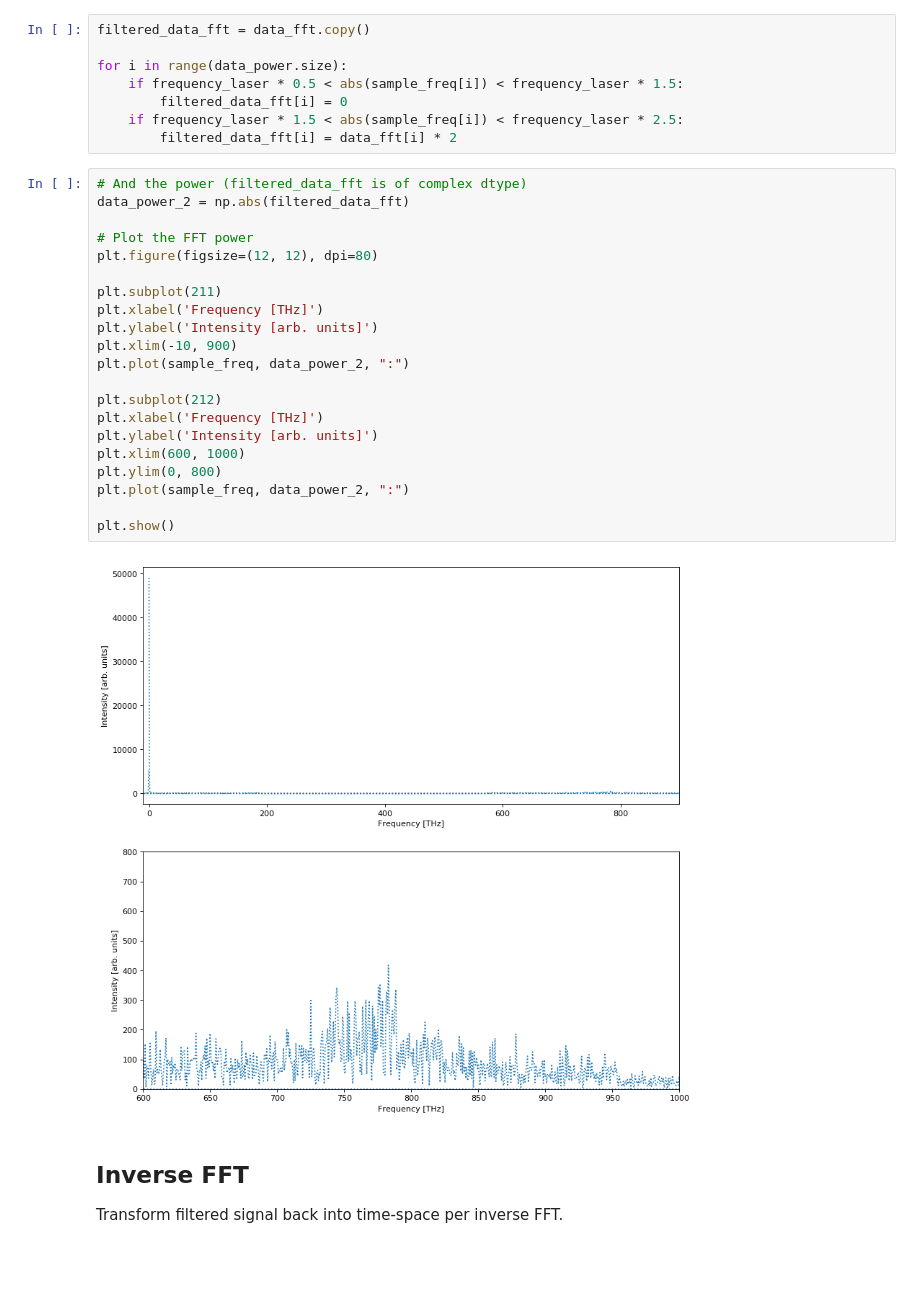
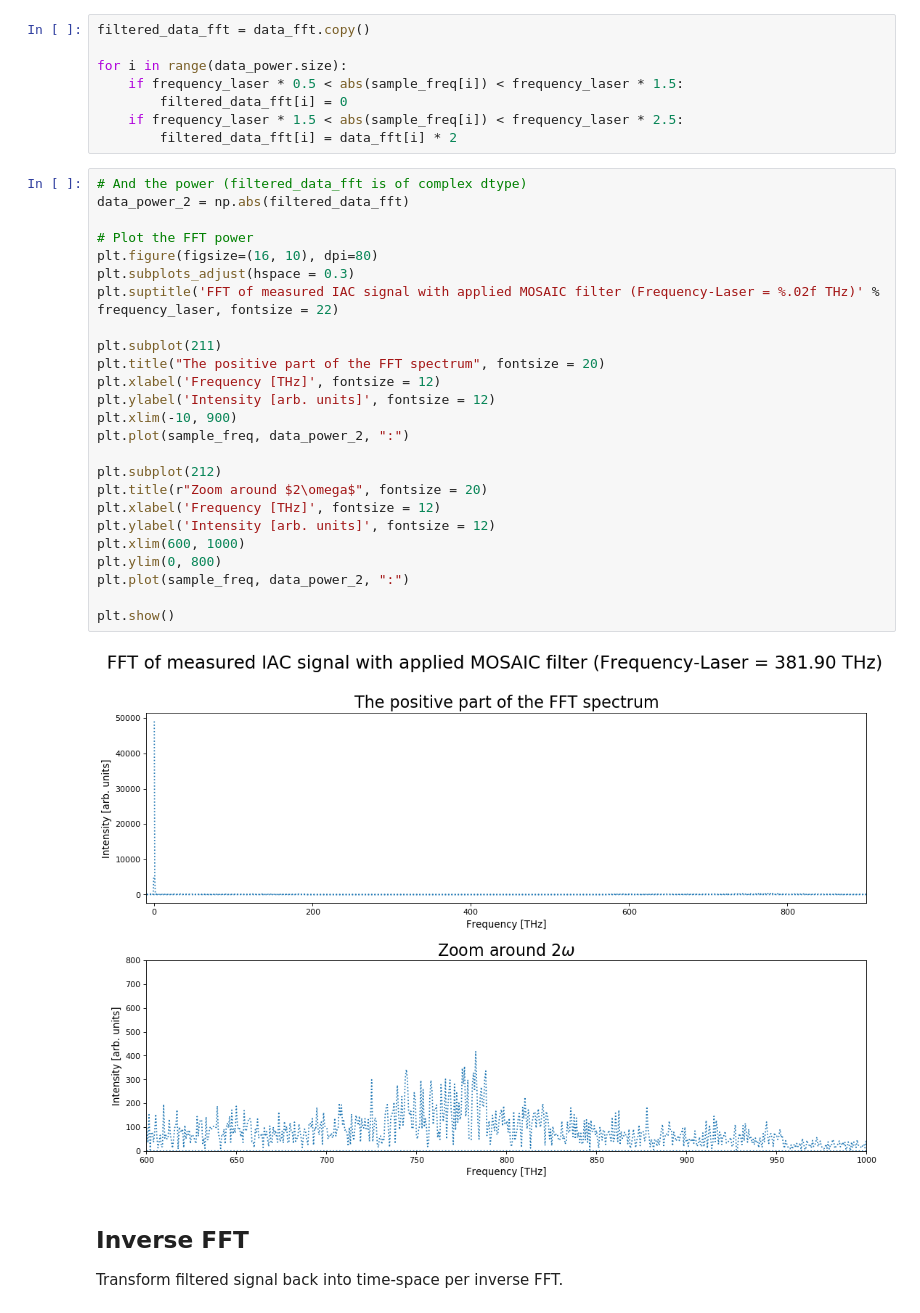
Before and after one commit to JKU-HFP/Chirp-Diagnostic, a Jupyter notebook: Apply_MOSAIC_on_Measured_Signal.ipynb, the cells around one changed output. Saved outputs shown, nothing was run; the diff lists cells and outputs as text; blank space fills up the shorter version.

```diff
--- a/Apply_MOSAIC_on_Measured_Signal.ipynb
+++ b/Apply_MOSAIC_on_Measured_Signal.ipynb
@@ -126,26 +133,30 @@ for i in range(data_power.size):
 # %%
 # And the power (filtered_data_fft is of complex dtype)
 data_power_2 = np.abs(filtered_data_fft)
 
 # Plot the FFT power
-plt.figure(figsize=(12, 12), dpi=80)
+plt.figure(figsize=(16, 10), dpi=80)
+plt.subplots_adjust(hspace = 0.3)
+plt.suptitle('FFT of measured IAC signal with applied MOSAIC filter (Frequency-Laser = %.02f THz)' % frequency_laser, fontsize = 22)
 
 plt.subplot(211)
-plt.xlabel('Frequency [THz]')
-plt.ylabel('Intensity [arb. units]')
+plt.title("The positive part of the FFT spectrum", fontsize = 20)
+plt.xlabel('Frequency [THz]', fontsize = 12)
+plt.ylabel('Intensity [arb. units]', fontsize = 12)
 plt.xlim(-10, 900)
 plt.plot(sample_freq, data_power_2, ":")
 
 plt.subplot(212)
-plt.xlabel('Frequency [THz]')
-plt.ylabel('Intensity [arb. units]')
+plt.title(r"Zoom around $2\omega$", fontsize = 20)
+plt.xlabel('Frequency [THz]', fontsize = 12)
+plt.ylabel('Intensity [arb. units]', fontsize = 12)
 plt.xlim(600, 1000)
 plt.ylim(0, 800)
 plt.plot(sample_freq, data_power_2, ":")
 
 plt.show()
 # %% [output]
-[figure, old version]
+[figure, new version]
 # %% [markdown]
 ## Inverse FFT
 Transform filtered signal back into time-space per inverse FFT.
```
Also changed, not shown: parts of 4 cells of this notebook, 2 other files.
